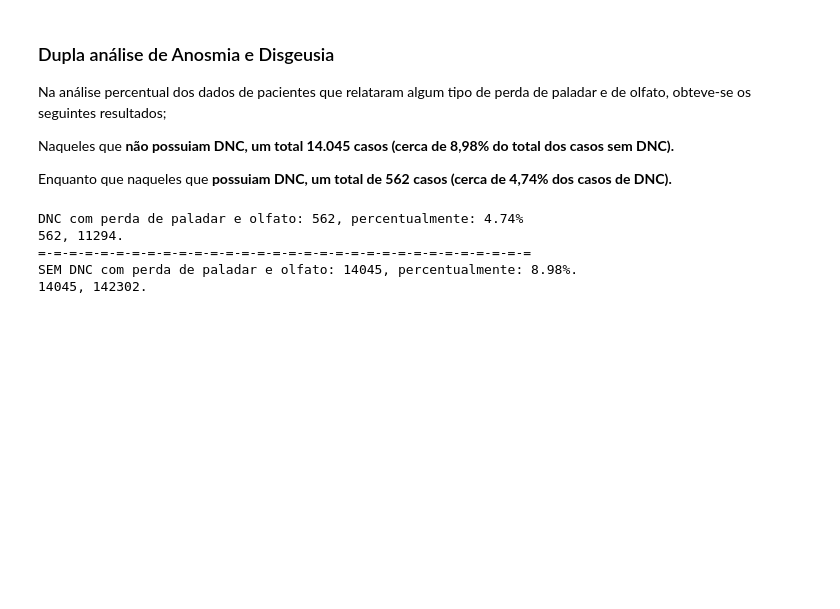
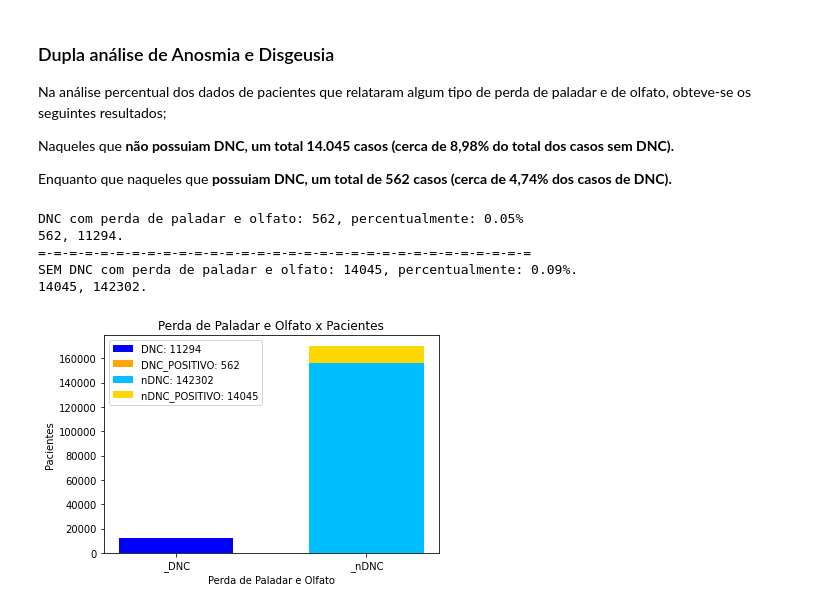
Before and after one commit to GeraldoLucas/Covid-analise-DNC, a Jupyter notebook: Covid_Analise2.ipynb, the cells around one changed output. Cells and saved outputs as stored; diff of their text form; code cells hidden in the pictures; blank space fills up the shorter version.

```diff
--- a/Covid_Analise2.ipynb
+++ b/Covid_Analise2.ipynb
@@ -221,34 +265,49 @@ Enquanto que naqueles que **possuiam DNC, um total de 562 casos (cerca de 4,74%
 dF_dnc_olfat_palad = dF_pacientes_dnc.loc[dF_pacientes_dnc["PERD_OLFT"] != 9]
 dF_dnc_olfat_palad = dF_dnc_olfat_palad[dF_dnc_olfat_palad["PERD_PALA"] != 9]
 tot_olfat_palad = dF_dnc_olfat_palad.copy()
 
 dF_dnc_olfat_palad = dF_dnc_olfat_palad.loc[dF_dnc_olfat_palad["PERD_OLFT"] == 1]
 dF_dnc_olfat_palad = dF_dnc_olfat_palad.loc[dF_dnc_olfat_palad["PERD_PALA"] == 1]
 
 dnc_positive_olfat_palad = dF_dnc_olfat_palad.shape[0]
-tot5 = tot_olfat_palad.shape[0] / 100
+tot5 = tot_olfat_palad.shape[0]
 
 print(f"DNC com perda de paladar e olfato: {dnc_positive_olfat_palad}, percentualmente: {(dnc_positive_olfat_palad / tot5):.2f}%")
 print(f"{dnc_positive_olfat_palad}, {tot_olfat_palad.shape[0] - dnc_positive_olfat_palad}.")
 
 
 print("=-=-" * 15 + "=-=")
 # Pacientes sem DNC e Perda de Olfato e Paladar
 dF_nDnc_olfat_palad = dF_pacientes_sem_dnc.loc[dF_pacientes_sem_dnc["PERD_OLFT"] != 9]
 dF_nDnc_olfat_palad = dF_nDnc_olfat_palad.loc[dF_nDnc_olfat_palad["PERD_PALA"] != 9]
 tot_olfat_palad2 = dF_nDnc_olfat_palad.copy()
 
 dF_nDnc_olfat_palad = dF_nDnc_olfat_palad.loc[dF_nDnc_olfat_palad["PERD_OLFT"] == 1]
 dF_nDnc_olfat_palad = dF_nDnc_olfat_palad.loc[dF_nDnc_olfat_palad["PERD_PALA"] == 1]
 
 nDnc_positive_olfat_palad = dF_nDnc_olfat_palad.shape[0]
-tot6 = tot_olfat_palad2.shape[0] / 100
+tot6 = tot_olfat_palad2.shape[0]
 
 print(f"SEM DNC com perda de paladar e olfato: {nDnc_positive_olfat_palad}, percentualmente: {(nDnc_positive_olfat_palad / tot6):.2f}%.")
 print(f"{nDnc_positive_olfat_palad}, {tot_olfat_palad2.shape[0] - nDnc_positive_olfat_palad}.")
+
+
+# Plotando as distribuições em um gráfico
+plt.bar("_DNC", tot5, 0.6, label=f"DNC: {tot5 - dnc_positive_olfat_palad}", color="blue")
+plt.bar("_DNC", dnc_positive_olfat_palad, 0.6, bottom=tot5, label=f"DNC_POSITIVO: {dnc_positive_olfat_palad}", color="orange")
+
+plt.bar("_nDNC", tot6, 0.6, label=f"nDNC: {tot6 - nDnc_positive_olfat_palad}", color="deepskyblue")
+plt.bar("_nDNC", nDnc_positive_olfat_palad, 0.6, bottom=tot6, label=f"nDNC_POSITIVO: {nDnc_positive_olfat_palad}", color="gold")
+
+plt.xlabel("Perda de Paladar e Olfato")
+plt.ylabel("Pacientes")
+plt.title("Perda de Paladar e Olfato x Pacientes")
+plt.legend()
+plt.show()
 # %% [output]
-DNC com perda de paladar e olfato: 562, percentualmente: 4.74%
+DNC com perda de paladar e olfato: 562, percentualmente: 0.05%
 562, 11294.
 =-=-=-=-=-=-=-=-=-=-=-=-=-=-=-=-=-=-=-=-=-=-=-=-=-=-=-=-=-=-=-=
-SEM DNC com perda de paladar e olfato: 14045, percentualmente: 8.98%.
+SEM DNC com perda de paladar e olfato: 14045, percentualmente: 0.09%.
 14045, 142302.
+[figure, added]
```
Also changed, not shown: parts of 4 cells of this notebook.
